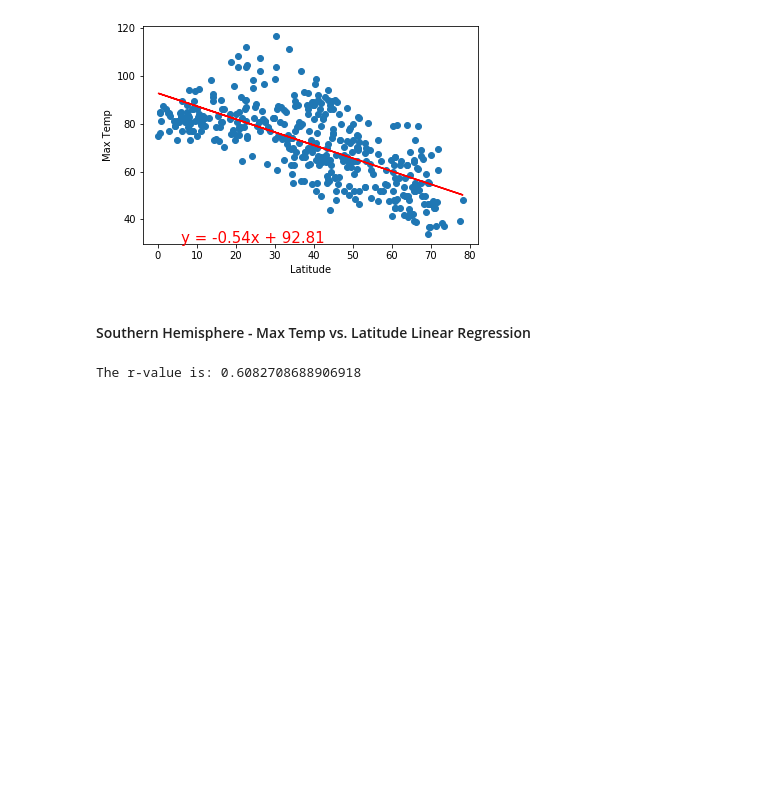
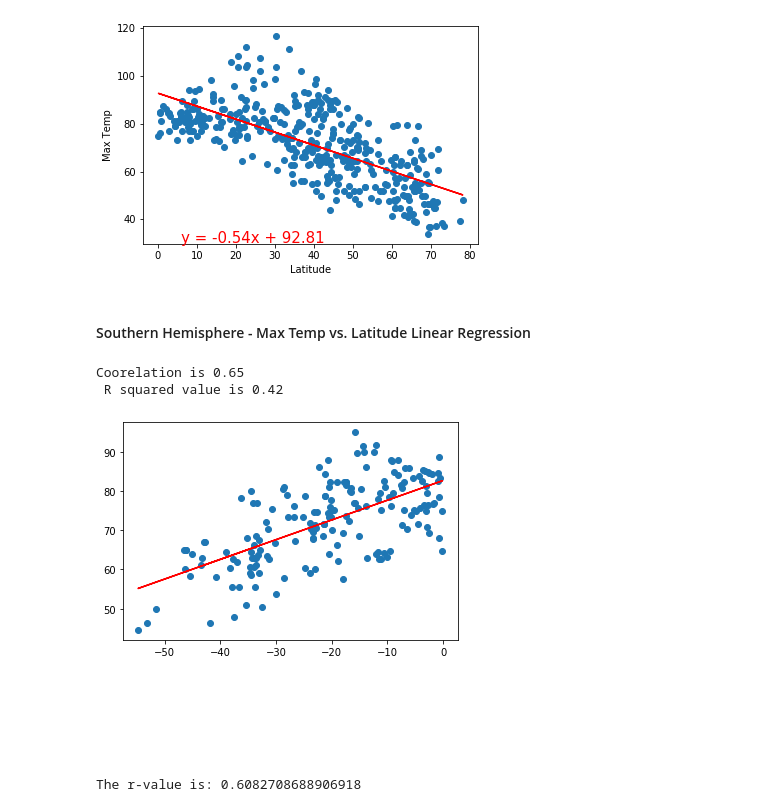
Before and after one commit to a-prospero/python-api-challenge, a Jupyter notebook: WeatherPy/WeatherPy.ipynb, the cells around one changed output. Drawn from its saved outputs; the diff is of its cells as text; code cells hidden in the pictures; blank space fills up the shorter version.

Commit message:
Finish scatterplots

```diff
--- a/WeatherPy/WeatherPy.ipynb
+++ b/WeatherPy/WeatherPy.ipynb
@@ -335,6 +335,15 @@ The r-value is: 0.46937863826630627
 [figure]
 # %% [markdown]
 ####  Southern Hemisphere - Max Temp vs. Latitude Linear Regression
+# %%
+south_lat = regressionplot(south_hem["Lat"], south_hem["Max Temp"])
+plt.annotate(south_lat,(10,14),fontsize=12);
+#print(f"R squared value is {round(rvalue**2,2)}")
+plt.savefig("../output_data/Fig 11.png")
+# %% [output]
+Coorelation is 0.65
+ R squared value is 0.42
+[figure, added]
 # %%
 # %% [output]
 The r-value is: 0.6082708688906918
```
Also changed, not shown: parts of 12 cells of this notebook, 3 other files.
